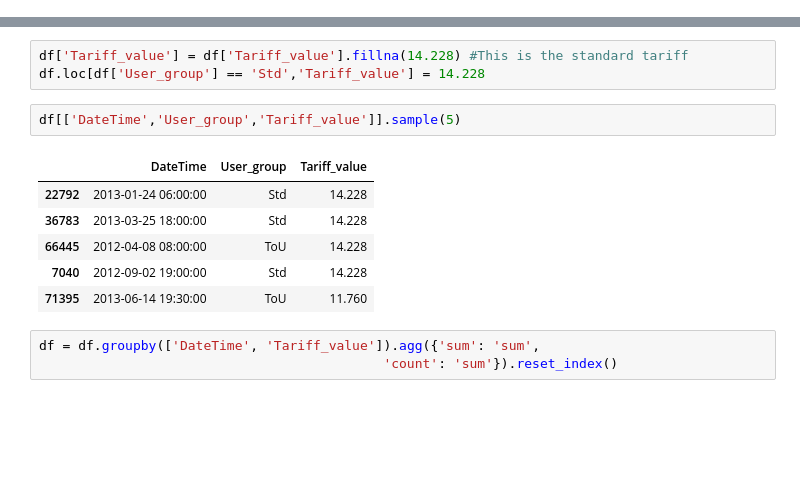
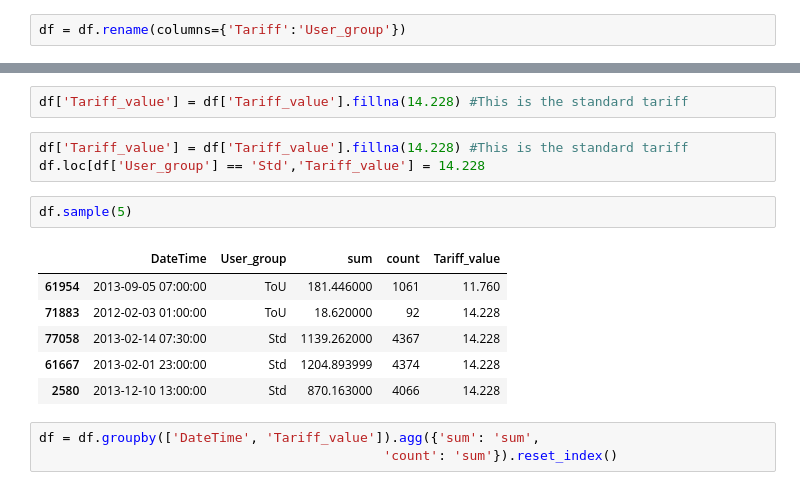
Before and after one commit to mescolano/Master_project, a Jupyter notebook: 4.1_Aggregate_demand_prediction-DS_Preparation.ipynb, the cells around one changed output, grey strips where cells are left out. Drawn from its saved outputs; the diff is of its cells as text; blank space fills up the shorter version.

```diff
--- a/4.1_Aggregate_demand_prediction-DS_Preparation.ipynb
+++ b/4.1_Aggregate_demand_prediction-DS_Preparation.ipynb
@@ -40,3 +42,5 @@ pandas.tslib.Timestamp
+# %%
+df = df.rename(columns={'Tariff':'User_group'})
 # %%
 df.sample(5)
 # %% [output]
@@ -81,18 +85,20 @@ tariffs.sample(5)
 tariffs = tariffs.drop('Tariff', axis=1)
 # %%
 df = df.merge(tariffs, how = 'left', on = 'DateTime')
+# %%
+df['Tariff_value'] = df['Tariff_value'].fillna(14.228) #This is the standard tariff
 # %%
 df['Tariff_value'] = df['Tariff_value'].fillna(14.228) #This is the standard tariff
 df.loc[df['User_group'] == 'Std','Tariff_value'] = 14.228
 # %%
-df[['DateTime','User_group','Tariff_value']].sample(5)
+df.sample(5)
 # %% [output]
-|  | DateTime | User_group | Tariff_value |
-| 22792 | 2013-01-24 06:00:00 | Std | 14.228 |
-| 36783 | 2013-03-25 18:00:00 | Std | 14.228 |
-| 66445 | 2012-04-08 08:00:00 | ToU | 14.228 |
-| 7040 | 2012-09-02 19:00:00 | Std | 14.228 |
-| 71395 | 2013-06-14 19:30:00 | ToU | 11.760 |
+|  | DateTime | User_group | sum | count | Tariff_value |
+| 61954 | 2013-09-05 07:00:00 | ToU | 181.446000 | 1061 | 11.760 |
+| 71883 | 2012-02-03 01:00:00 | ToU | 18.620000 | 92 | 14.228 |
+| 77058 | 2013-02-14 07:30:00 | Std | 1139.262000 | 4367 | 14.228 |
+| 61667 | 2013-02-01 23:00:00 | Std | 1204.893999 | 4374 | 14.228 |
+| 2580 | 2013-12-10 13:00:00 | Std | 870.163000 | 4066 | 14.228 |
 # %%
 df = df.groupby(['DateTime', 'Tariff_value']).agg({'sum': 'sum',
                                             'count': 'sum'}).reset_index()
```
Also changed, not shown: parts of 18 cells of this notebook, 2 other files.
